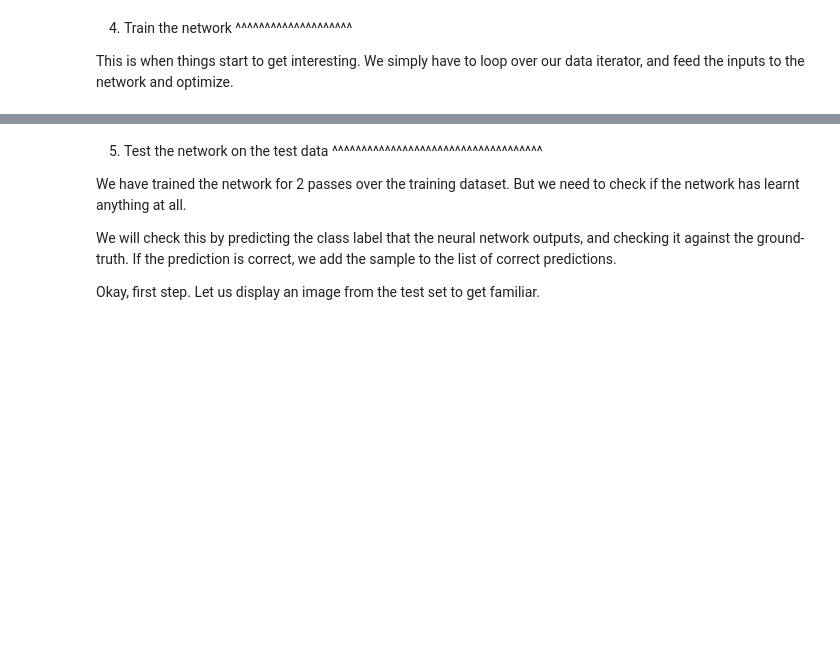
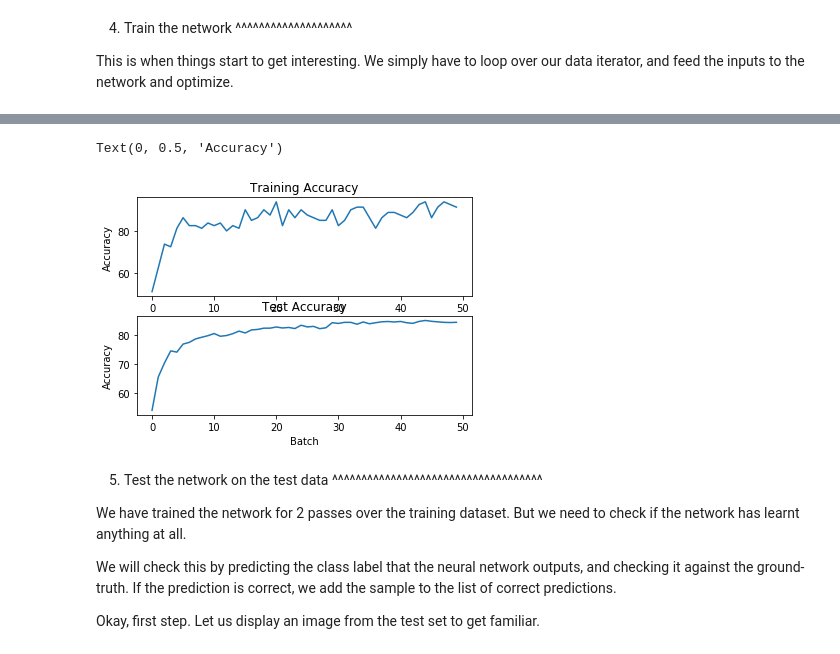
Before and after one commit to gdeotale/EVA4, a Jupyter notebook: Week7/S7x.ipynb, the cells around one changed output, grey strips where cells are left out. Drawn from its saved outputs; the diff is of its cells as text; code cells hidden in the pictures; blank space fills up the shorter version.

```diff
--- a/Week7/S7x.ipynb
+++ b/Week7/S7x.ipynb
@@ -182,6 +182,12 @@ class Net(nn.Module):
             nn.ReLU(),
             nn.Dropout(0.2),
         ) # output_size = 32
+        self.convblock5_ = nn.Sequential(
+            depthwise_separable_conv(64, 64),
+            nn.BatchNorm2d(64),
+            nn.ReLU(),
+            nn.Dropout(0.2),
+        ) # output_size = 32
         self.pool1 = nn.MaxPool2d(kernel_size=2, stride=2)
         self.convblock6 = nn.Sequential(
             depthwise_separable_conv(64, 128),
@@ -209,6 +215,7 @@ class Net(nn.Module):
         x = self.pool(x) #10
         x = self.convblock4(x) #18
         x = self.convblock5(x) #26
+        x = self.convblock5_(x) #26
         x = self.pool1(x) #28
         x = self.convblock6(x) #52
         x = self.convblock7(x) #44
@@ -265,6 +272,8 @@ network and optimize.
 # %%
 import torch
 from tqdm import tqdm
+test_acc = []
+train_acc = []
 for epoch in range(50):  # loop over the dataset multiple times
     pbar = tqdm(trainloader)
     running_loss = 0.0
@@ -289,9 +298,22 @@ for epoch in range(50):  # loop over the dataset multiple times
         pred = y_pred.argmax(dim=1, keepdim=True)  # get the index of the max log-probability
         correct += pred.eq(target.view_as(pred)).sum().item()
         processed += len(data)
-
         pbar.set_description(desc= f'Epoch= {epoch} Loss={loss.item()} Batch_id={i} Accuracy={100*correct/processed:0.2f}')
         pbar.update(1)
+    train_acc.append(100*correct/processed)
+    correct = 0
+    total = 0
+    with torch.no_grad():
+        pbar1 = tqdm(testloader)
+        for i, (data, target) in enumerate(pbar1):
+           data, target = data.to(device), target.to(device)
+           outputs = net(data)
+           _, predicted = torch.max(outputs.data, 1)
+           total += target.size(0)
+           correct += (predicted == target).sum().item()
+
+        print('Accuracy of the network on the 10000 test images: %d %%' % (100 * correct / total))
+        test_acc.append(100 * correct / total)
 
 print('Finished Training')
 # %% [output]
@@ -299,3 +333,18 @@ Finished Training
+# %%
+import matplotlib.pyplot as plt
+
+fig, axs = plt.subplots(2)
+axs[0].plot(train_acc)
+axs[0].set_title("Training Accuracy")
+axs[0].set_xlabel("Batch")
+axs[0].set_ylabel("Accuracy")
+axs[1].plot(test_acc)
+axs[1].set_title("Test Accuracy")
+axs[1].set_xlabel("Batch")
+axs[1].set_ylabel("Accuracy")
+# %% [output]
+Text(0, 0.5, 'Accuracy')
+[figure, added]
 # %% [markdown]
 5. Test the network on the test data
 ^^^^^^^^^^^^^^^^^^^^^^^^^^^^^^^^^^^^
```
Also changed, not shown: parts of 7 cells of this notebook, 5 other files.
